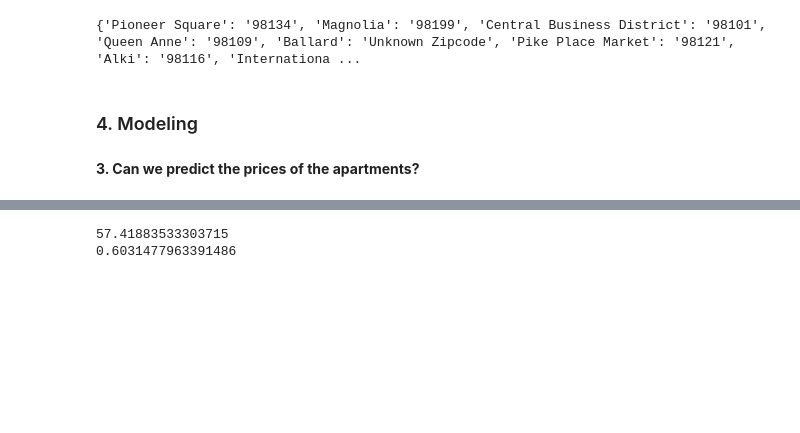
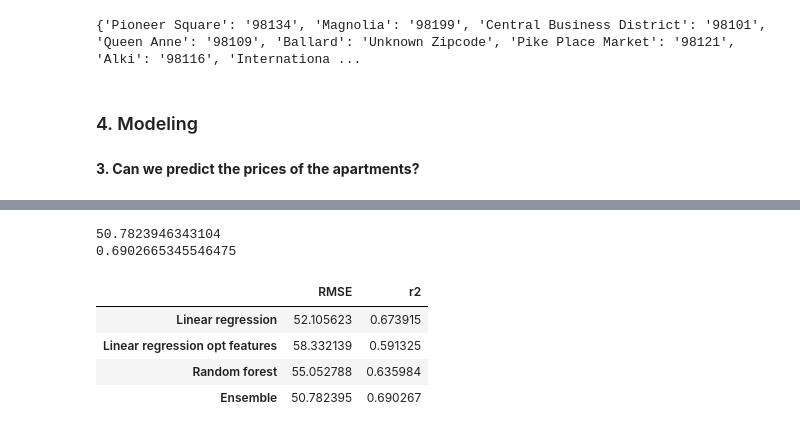
Before and after one commit to gderivas/DS_Nanodegree, a Jupyter notebook: project.ipynb, the cells around one changed output, grey strips where cells are left out. Saved outputs shown, nothing was run; the diff lists cells and outputs as text; code cells hidden in the pictures; blank space fills up the shorter version.

```diff
--- a/project.ipynb
+++ b/project.ipynb
@@ -743,8 +755,20 @@ coefs_df
 
 y_test_ensemble = (preds_test + preds_rf_test)/2
 
-print(mean_squared_error(y_test,y_test_ensemble,squared=False))
-print(r2_score(y_test,y_test_ensemble))
+rmse_ensmb = mean_squared_error(y_test,y_test_ensemble,squared=False)
+r2_ensmb = r2_score(y_test,y_test_ensemble)
+print(rmse_ensmb)
+print(r2_ensmb)
 # %% [output]
-57.41883533303715
-0.6031477963391486
+50.7823946343104
+0.6902665345546475
+# %%
+results_df = pd.DataFrame({'RMSE':[rmse_reg, rmse_reg_, rmse_rf,rmse_ensmb],'r2':[r2_reg, r2_reg_, r2_rf,r2_ensmb]})
+results_df.rename(index={0:'Linear regression',1:'Linear regression opt features',2:'Random forest',3:'Ensemble'},inplace=True)
+results_df
+# %% [output]
+|  | RMSE | r2 |
+| Linear regression | 52.105623 | 0.673915 |
+| Linear regression opt features | 58.332139 | 0.591325 |
+| Random forest | 55.052788 | 0.635984 |
+| Ensemble | 50.782395 | 0.690267 |
```
Also changed, not shown: parts of 8 cells of this notebook.
